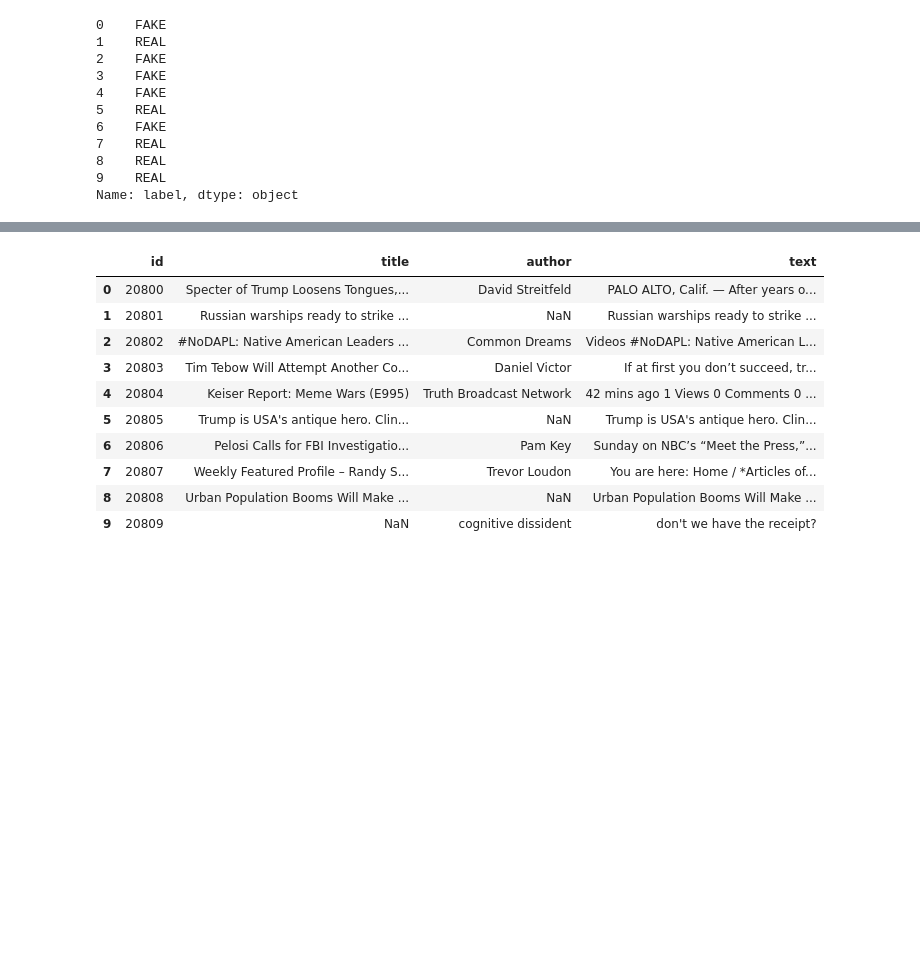
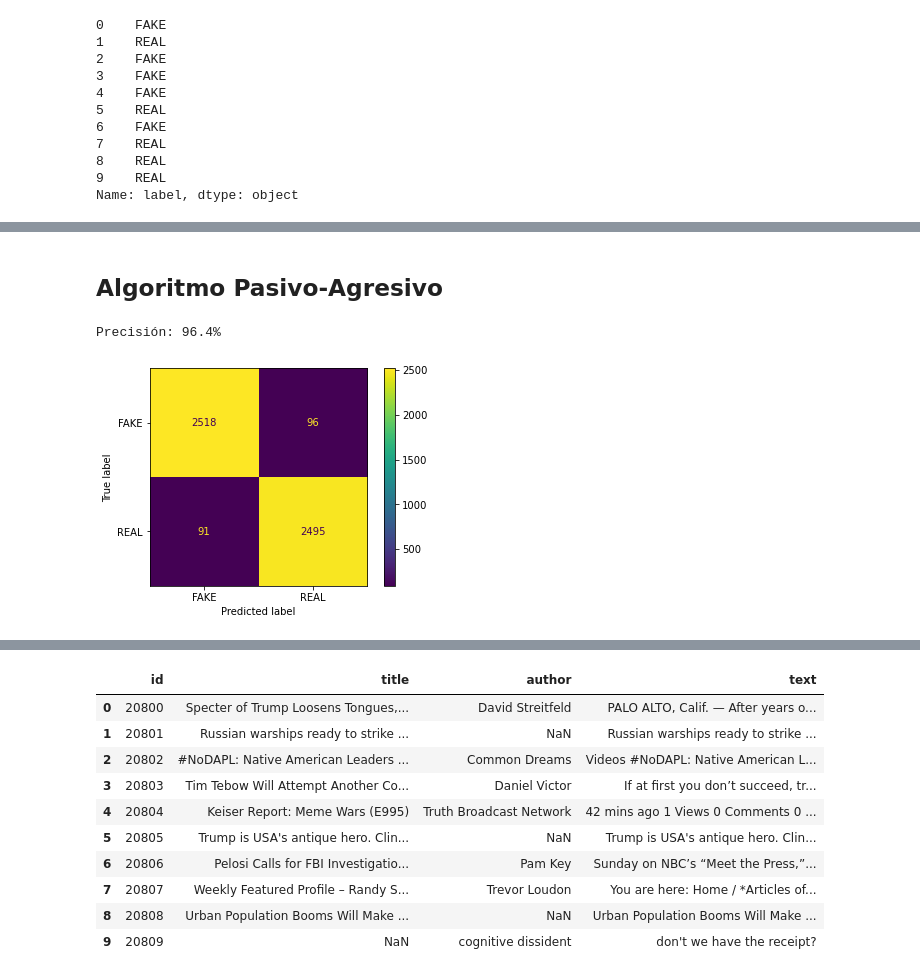
Before and after one commit to taniarubi/redes-neuronales, a Jupyter notebook: proyecto/proyecto1/src/proyecto1.ipynb, the cells around one changed output, grey strips where cells are left out. Cells and saved outputs as stored; diff of their text form; code cells hidden in the pictures; blank space fills up the shorter version.

```diff
--- a/proyecto/proyecto1/src/proyecto1.ipynb
+++ b/proyecto/proyecto1/src/proyecto1.ipynb
@@ -40,6 +42,6 @@ data_frame["label"] = data_frame["label"].replace({0:'REAL', 1:'FAKE'})
 # %%
 # Obtenemos las etiquetas de cada uno de los artículos.
-labels = data_frame.label
+labels = df.label
 
 # Visualizamos las primeras 10 etiquetas.
 labels.head(10)
@@ -59,12 +61,12 @@ Name: label, dtype: object
 from sklearn.model_selection import train_test_split
 
 # Dividimos nuestro conjunto de datos con un split del 75-25 para entrenamiento y prueba.
-X_train, X_test, y_train, y_test = train_test_split(data_frame['text'], labels, test_size = 0.25, random_state = 7)
+X_train, X_test, y_train, y_test = train_test_split(df['text'], labels, test_size = 0.25, random_state = 7)
 # %%
 from sklearn.feature_extraction.text import TfidfVectorizer
 
 # Inicializamos un TfidfVectorizer.
-v = TfidfVectorizer(stop_words = 'english', max_df = 0.7, min_df = 5)
+v = TfidfVectorizer(stop_words = 'english', max_df = 0.7)
 # %%
 import numpy as np
 
@@ -162,0 +127,10 @@ Veamos cómo funciona con nuestro conjunto para testear.
+# %% [markdown]
+## Algoritmo Pasivo-Agresivo
+# %%
+from sklearn.linear_model import PassiveAggressiveClassifier
+
+# Inicializamos un PassiveAggressiveClassifier.
+pac = PassiveAggressiveClassifier(max_iter = 100)
+
+# Entrenamos nuestro clasificador.
+entrenamiento = pac.fit(v_train, y_train)
@@ -162,0 +140,14 @@ Veamos cómo funciona con nuestro conjunto para testear.
+# %%
+from sklearn.metrics import accuracy_score
+
+# Obtenemos la precisión.
+score = accuracy_score(y_test, prediction_pac)
+print(f'Precisión: {round(score * 100, 2)}%')
+# %% [output]
+Precisión: 96.4%
+# %%
+# Visualizamos su respectiva matriz de confusión.
+plot_confusion_matrix(entrenamiento, v_test, y_test)
+plt.show()
+# %% [output]
+[figure, added]
```
Also changed, not shown: parts of 34 cells of this notebook, 1 other file.
